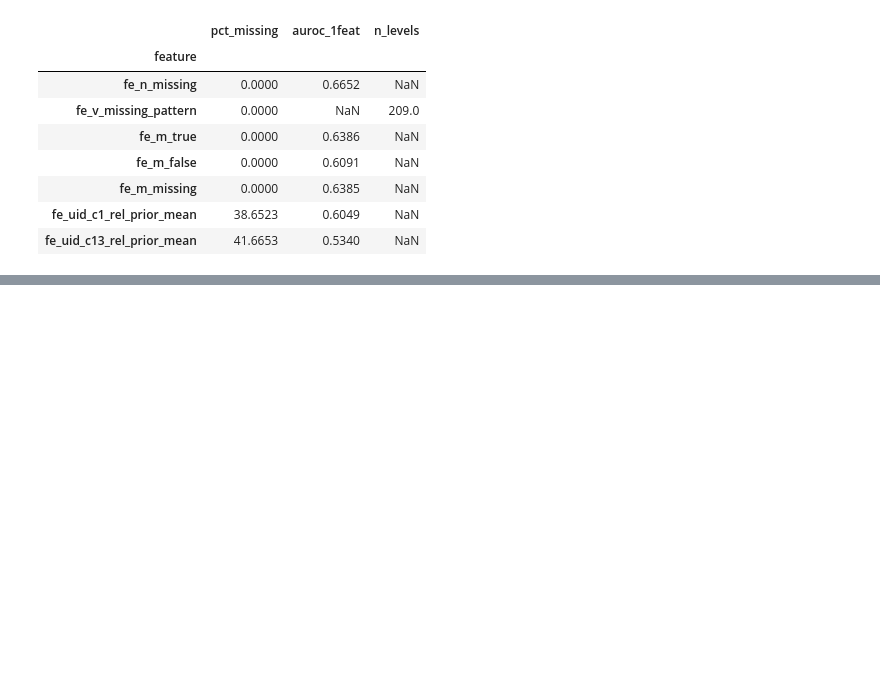
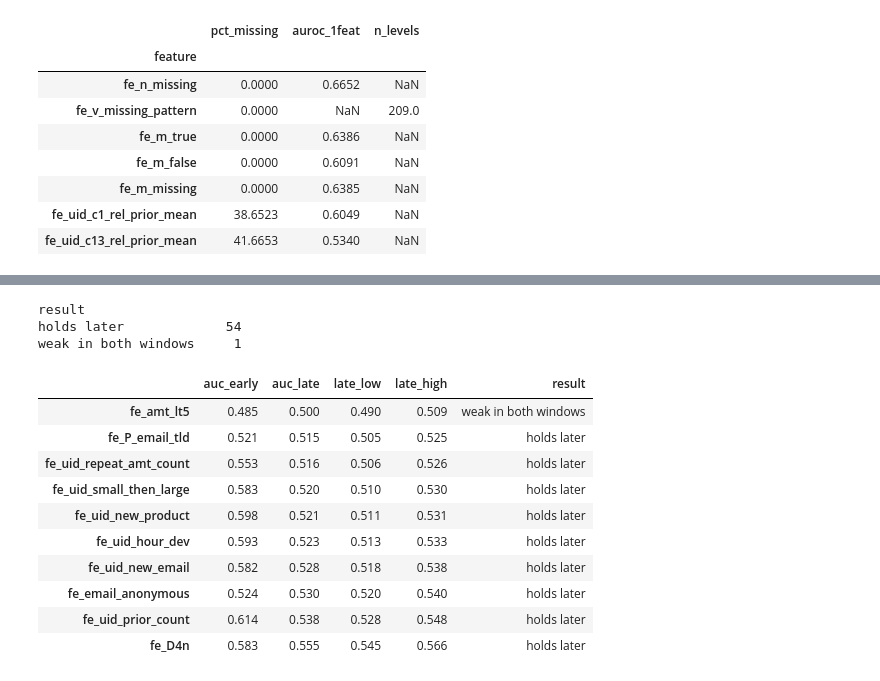
Before and after one commit to domi-bryan/bt4012, a Jupyter notebook: notebooks/feature_engineering.ipynb, the cells around one changed output, grey strips where cells are left out. Drawn from its saved outputs; the diff is of its cells as text; code cells hidden in the pictures; blank space fills up the shorter version.

```diff
--- a/notebooks/feature_engineering.ipynb
+++ b/notebooks/feature_engineering.ipynb
@@ -393,0 +429,22 @@ signal_table(fams['frequency'])
+# %%
+fe_cols = [c for f in fams.values() for c in f.columns]
+fe_train = pd.concat([df[['TransactionDay', 'isFraud']], *fams.values()], axis=1).iloc[:dfe.N_TRAIN]
+stab_fe = fsel.time_stability(fe_train, fe_cols)
+print(stab_fe['result'].value_counts().to_string())
+assert not stab_fe['result'].isin(fsel.UNSTABLE).any(), stab_fe[stab_fe['result'].isin(fsel.UNSTABLE)]
+stab_fe.sort_values('auc_late').round(3).head(10)
+# %% [output]
+result
+holds later             54
+weak in both windows     1
+|  | auc_early | auc_late | late_low | late_high | result |
+| fe_amt_lt5 | 0.485 | 0.500 | 0.490 | 0.509 | weak in both windows |
+| fe_P_email_tld | 0.521 | 0.515 | 0.505 | 0.525 | holds later |
+| fe_uid_repeat_amt_count | 0.553 | 0.516 | 0.506 | 0.526 | holds later |
+| fe_uid_small_then_large | 0.583 | 0.520 | 0.510 | 0.530 | holds later |
+| fe_uid_new_product | 0.598 | 0.521 | 0.511 | 0.531 | holds later |
+| fe_uid_hour_dev | 0.593 | 0.523 | 0.513 | 0.533 | holds later |
+| fe_uid_new_email | 0.582 | 0.528 | 0.518 | 0.538 | holds later |
+| fe_email_anonymous | 0.524 | 0.530 | 0.520 | 0.540 | holds later |
+| fe_uid_prior_count | 0.614 | 0.538 | 0.528 | 0.548 | holds later |
+| fe_D4n | 0.583 | 0.555 | 0.545 | 0.566 | holds later |
```
Also changed, not shown: parts of 34 cells of this notebook, 3 other files.
